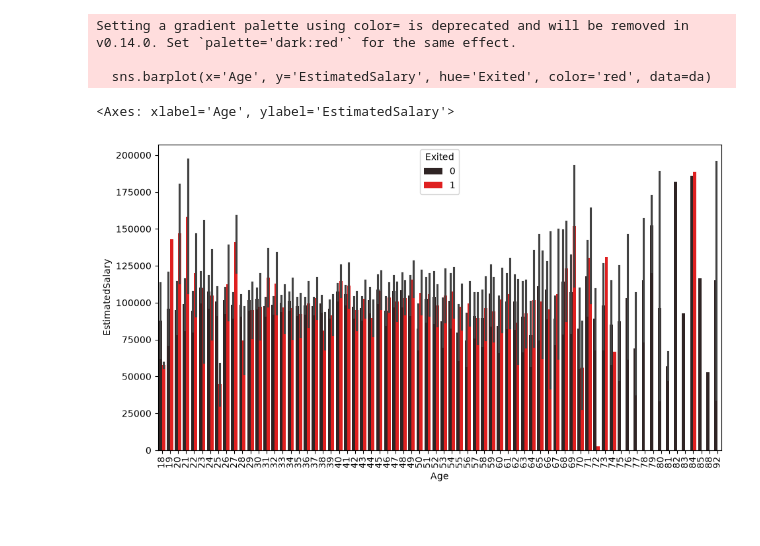
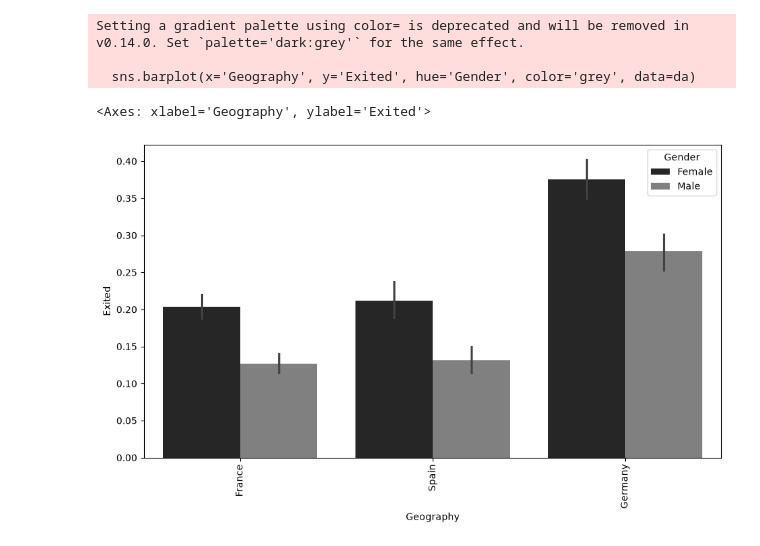
Before and after one commit to olaoluwacode/UD_Customer_Churn_Prediction, a Jupyter notebook: eda.ipynb, the cells around one changed output. Drawn from its saved outputs; the diff is of its cells as text; code cells hidden in the pictures; blank space fills up the shorter version.

Commit message:
exploratory data analysis continued

```diff
--- a/eda.ipynb
+++ b/eda.ipynb
@@ -30,0 +38,4 @@ da.head(4)
+# %%
+# Dropping unnecessary columns form the dataset
+da = da.drop(['CustomerId', 'Surname', 'RowNumber'], axis=1)
+da
@@ -47,11 +103,11 @@ Setting a gradient palette using color= is deprecated and will be removed in v0.
 # %%
-#visualizing the barplot where geography is on x-axis and estimated salary is on y axis and key is gender.
+#visualizing the barplot where Exited is on x-axis and Geography is on y axis and key is gender.
 plt.figure(figsize=(11, 6))
 plt.xticks(rotation=90)
-sns.barplot(x='Age', y='EstimatedSalary', hue='Exited', color='red', data=da)
+sns.barplot(x='Geography', y='Exited', hue='Gender', color='grey', data=da)
 # %% [output]
-Setting a gradient palette using color= is deprecated and will be removed in v0.14.0. Set `palette='dark:red'` for the same effect.
+Setting a gradient palette using color= is deprecated and will be removed in v0.14.0. Set `palette='dark:grey'` for the same effect.
 
-  sns.barplot(x='Age', y='EstimatedSalary', hue='Exited', color='red', data=da)
+  sns.barplot(x='Geography', y='Exited', hue='Gender', color='grey', data=da)
-<Axes: xlabel='Age', ylabel='EstimatedSalary'>
+<Axes: xlabel='Geography', ylabel='Exited'>
-[figure, old version]
+[figure, new version]
```
Also changed, not shown: parts of 11 cells of this notebook.
